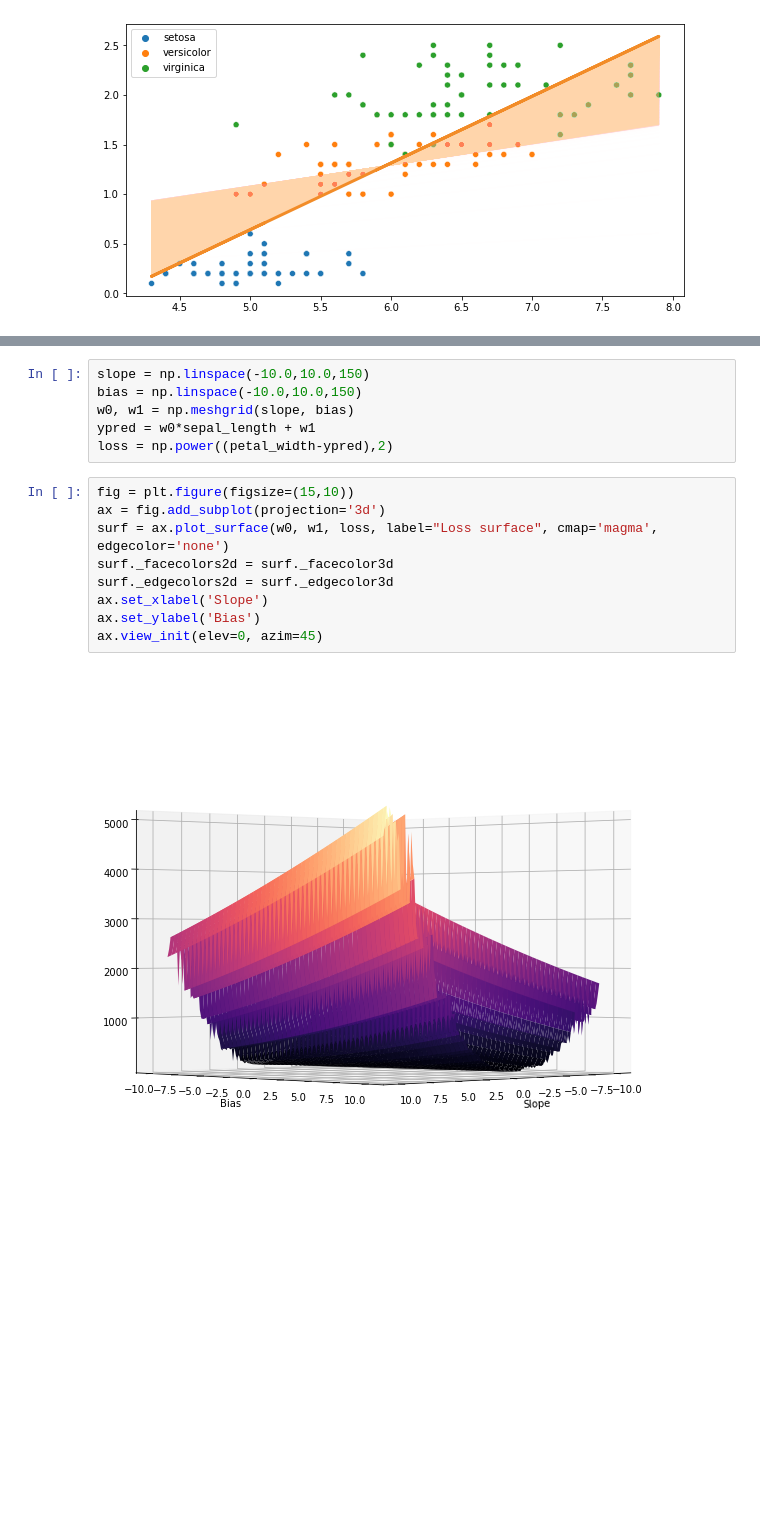
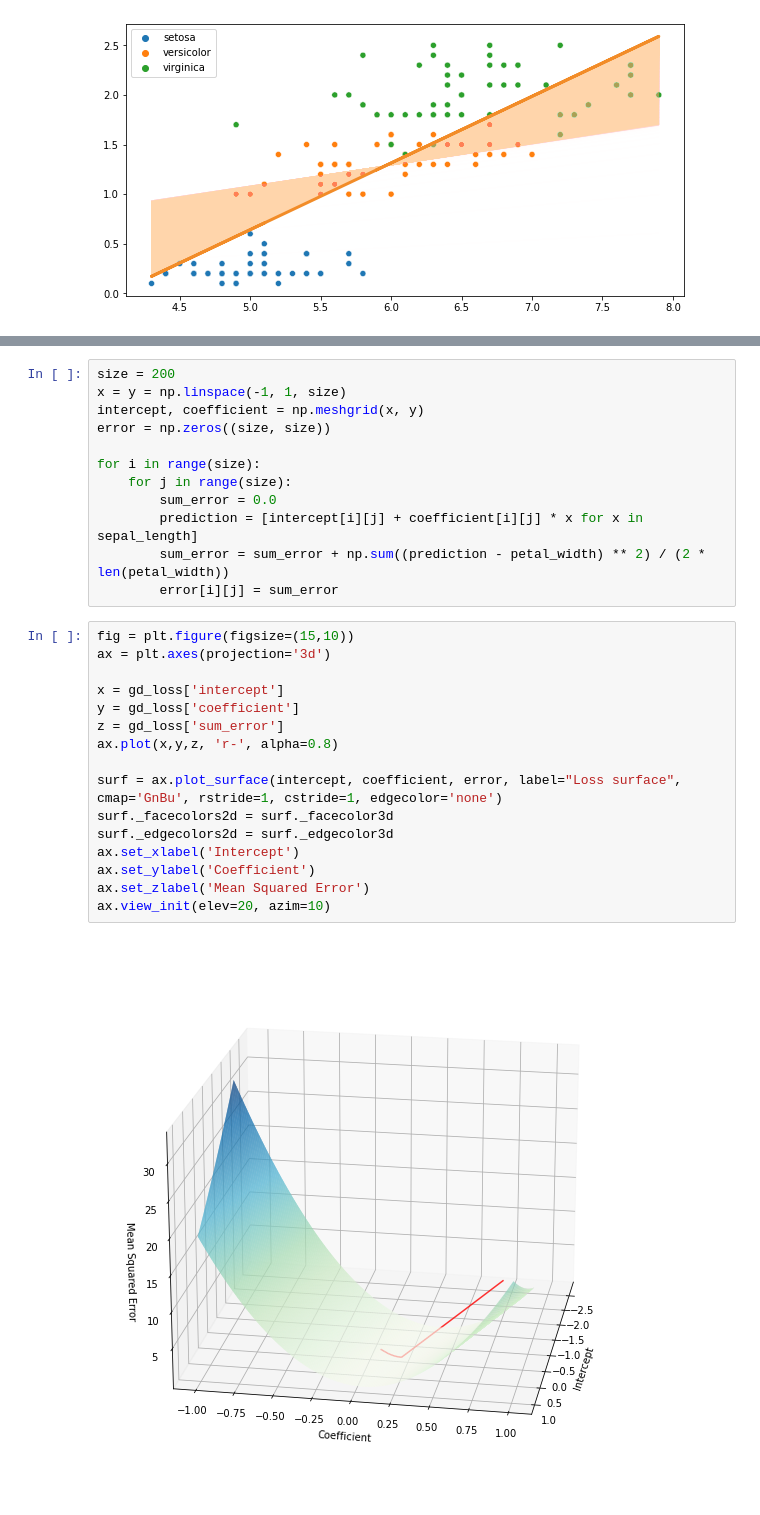
Before and after one commit to bsraya/optimization, a Jupyter notebook: gd.ipynb, the cells around one changed output, grey strips where cells are left out. Saved outputs shown, nothing was run; the diff lists cells and outputs as text; blank space fills up the shorter version.

```diff
--- a/gd.ipynb
+++ b/gd.ipynb
@@ -233,17 +357,30 @@ plt.show()
-# %%
-slope = np.linspace(-10.0,10.0,150)
-bias = np.linspace(-10.0,10.0,150)
-w0, w1 = np.meshgrid(slope, bias)
-ypred = w0*sepal_length + w1
-loss = np.power((petal_width-ypred),2)
+# %%
+size = 200
+x = y = np.linspace(-1, 1, size)
+intercept, coefficient = np.meshgrid(x, y)
+error = np.zeros((size, size))
+
+for i in range(size):
+    for j in range(size):
+        sum_error = 0.0
+        prediction = [intercept[i][j] + coefficient[i][j] * x for x in sepal_length]
+        sum_error = sum_error + np.sum((prediction - petal_width) ** 2) / (2 * len(petal_width))
+        error[i][j] = sum_error
 # %%
 fig = plt.figure(figsize=(15,10))
-ax = fig.add_subplot(projection='3d')
-surf = ax.plot_surface(w0, w1, loss, label="Loss surface", cmap='magma', edgecolor='none')
+ax = plt.axes(projection='3d')
+
+x = gd_loss['intercept']
+y = gd_loss['coefficient']
+z = gd_loss['sum_error']
+ax.plot(x,y,z, 'r-', alpha=0.8)
+
+surf = ax.plot_surface(intercept, coefficient, error, label="Loss surface", cmap='GnBu', rstride=1, cstride=1, edgecolor='none')
 surf._facecolors2d = surf._facecolor3d
 surf._edgecolors2d = surf._edgecolor3d
-ax.set_xlabel('Slope')
-ax.set_ylabel('Bias')
-ax.view_init(elev=0, azim=45)
+ax.set_xlabel('Intercept')
+ax.set_ylabel('Coefficient')
+ax.set_zlabel('Mean Squared Error')
+ax.view_init(elev=20, azim=10)
 # %% [output]
-[figure, old version]
+[figure, new version]
```
Also changed, not shown: parts of 10 cells of this notebook, 4 other files.
